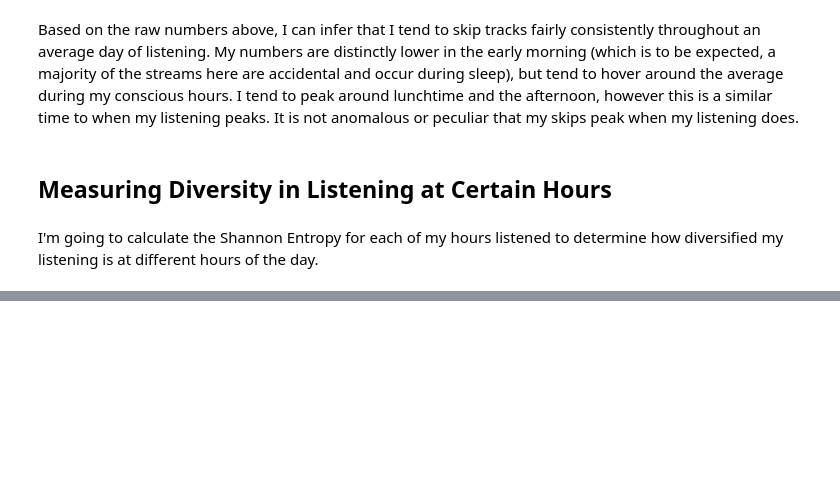
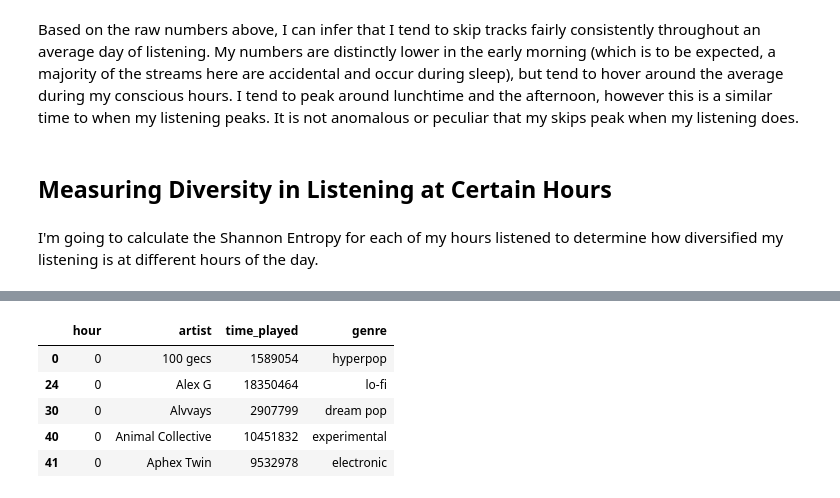
Before and after one commit to whatsername07/Data-Analysis-on-Spotify-Streaming-History, a Jupyter notebook: circadian.ipynb, the cells around one changed output, grey strips where cells are left out. Cells and saved outputs as stored; diff of their text form; code cells hidden in the pictures; blank space fills up the shorter version.

```diff
--- a/circadian.ipynb
+++ b/circadian.ipynb
@@ -195,3 +195,12 @@ Based on the raw numbers above, I can infer that I tend to skip tracks fairly co
 ## Measuring Diversity in Listening at Certain Hours
 # %% [markdown]
 I'm going to calculate the Shannon Entropy for each of my hours listened to determine how diversified my listening is at different hours of the day.
+# %%
+# Group by hour and target category, then sum listening time
+hourly_counts = (fullHistory.groupby([fullHistory['ts'].dt.hour, 'master_metadata_album_artist_name'])['ms_played'].sum().reset_index())
+
+# Clean column headers
+hourly_counts.columns = ['hour', 'artist', 'time_played']
+# %%
+topArtists = pd.read_csv("Spotify Extended Streaming History/cleaned/top-artists.csv")
+topArtists.head()
@@ -197,0 +214,12 @@ I'm going to calculate the Shannon Entropy for each of my hours listened to dete
+# %%
+artist_counts = hourly_counts[hourly_counts['artist'].isin(topArtists['Artists'])]
+artist_genre_map = dict(zip(topArtists['Artists'], topArtists['genres']))
+artist_counts['genre'] = hourly_counts['artist'].map(artist_genre_map)
+artist_counts.head()
+# %% [output]
+|  | hour | artist | time_played | genre |
+| 0 | 0 | 100 gecs | 1589054 | hyperpop |
+| 24 | 0 | Alex G | 18350464 | lo-fi |
+| 30 | 0 | Alvvays | 2907799 | dream pop |
+| 40 | 0 | Animal Collective | 10451832 | experimental |
+| 41 | 0 | Aphex Twin | 9532978 | electronic |
```
Also changed, not shown: parts of 2 cells of this notebook.
